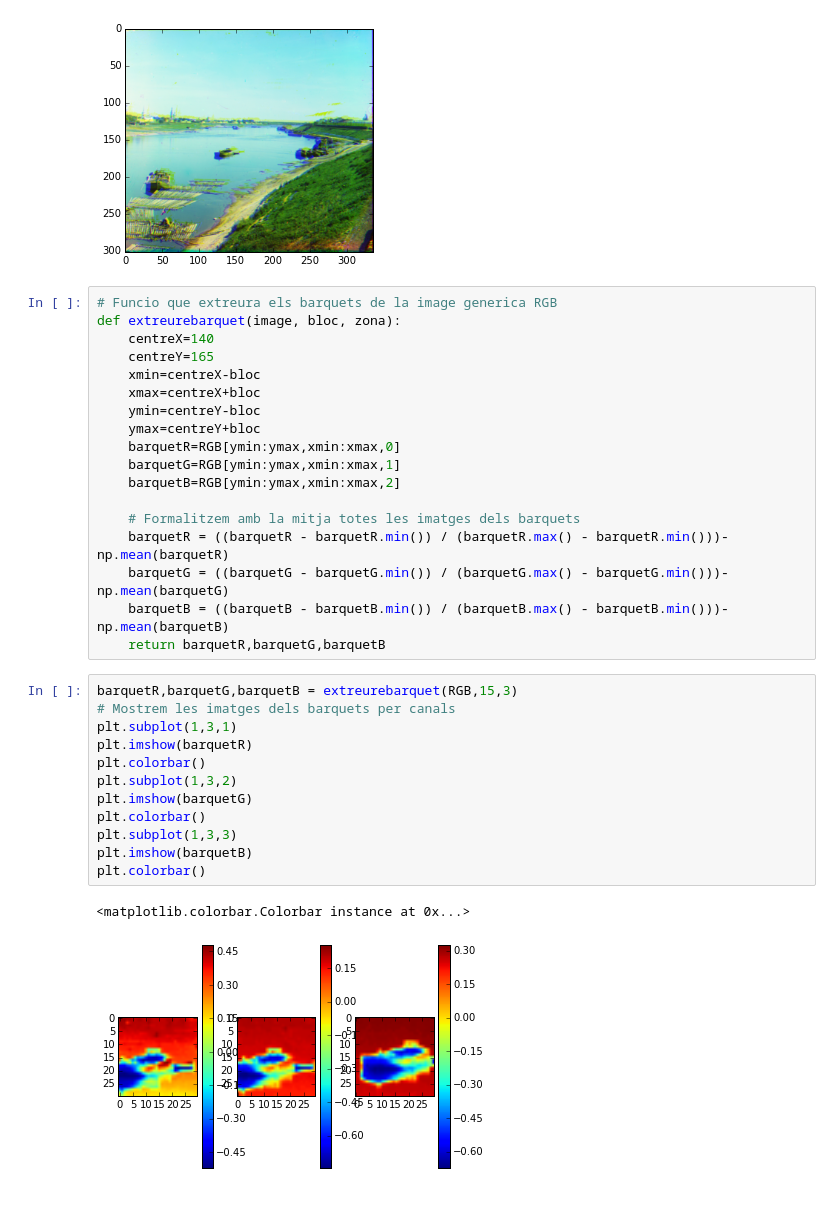
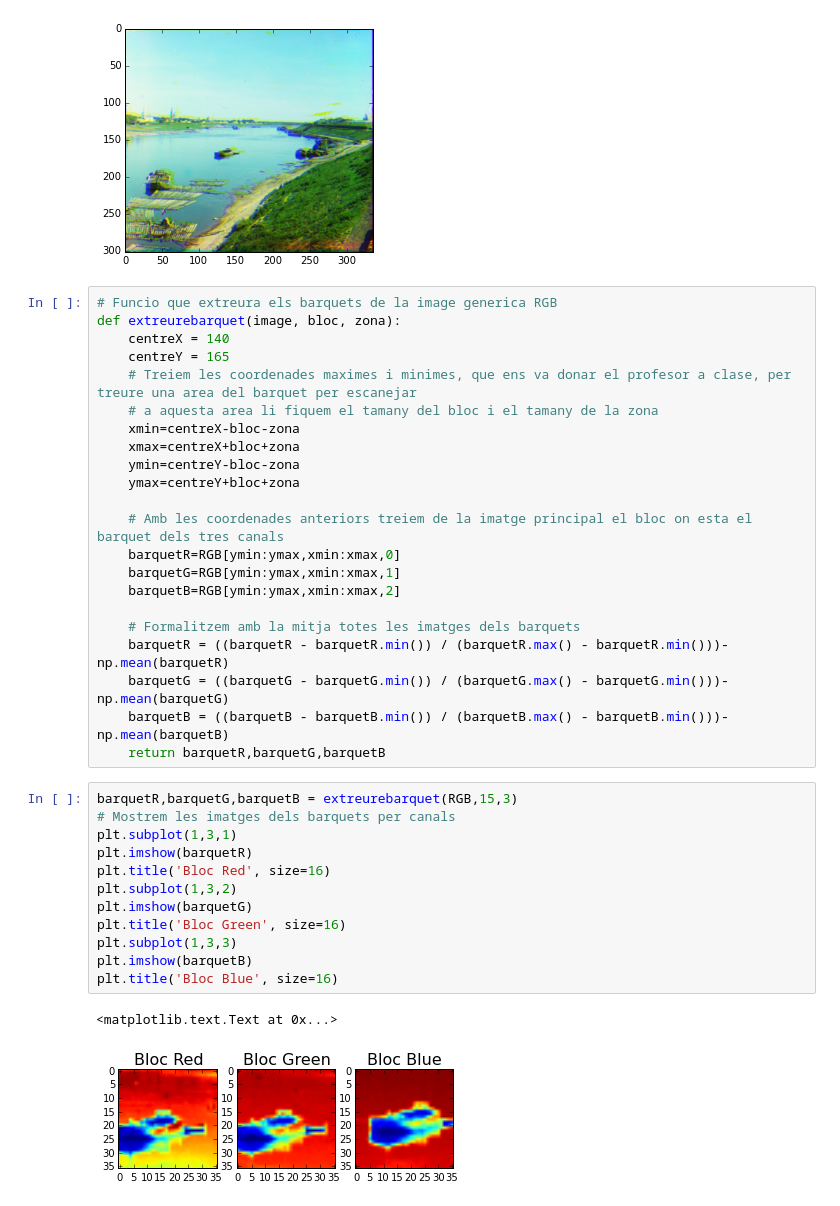
Before and after one commit to cnavas88/Image-Processing, a Jupyter notebook: practica2/Practica2.ipynb, the cells around one changed output. Saved outputs shown, nothing was run; the diff lists cells and outputs as text.

```diff
--- a/practica2/Practica2.ipynb
+++ b/practica2/Practica2.ipynb
@@ -56,12 +56,16 @@ plt.imshow(RGB)
 # %%
 # Funcio que extreura els barquets de la image generica RGB
 def extreurebarquet(image, bloc, zona):
-    centreX=140
-    centreY=165
-    xmin=centreX-bloc
-    xmax=centreX+bloc
-    ymin=centreY-bloc
-    ymax=centreY+bloc
+    centreX = 140
+    centreY = 165
+    # Treiem les coordenades maximes i minimes, que ens va donar el profesor a clase, per treure una area del barquet per escanejar
+    # a aquesta area li fiquem el tamany del bloc i el tamany de la zona
+    xmin=centreX-bloc-zona
+    xmax=centreX+bloc+zona
+    ymin=centreY-bloc-zona
+    ymax=centreY+bloc+zona
+
+    # Amb les coordenades anteriors treiem de la imatge principal el bloc on esta el barquet dels tres canals
     barquetR=RGB[ymin:ymax,xmin:xmax,0]
     barquetG=RGB[ymin:ymax,xmin:xmax,1]
     barquetB=RGB[ymin:ymax,xmin:xmax,2]
@@ -74,16 +78,16 @@ def extreurebarquet(image, bloc, zona):
 # %%
 barquetR,barquetG,barquetB = extreurebarquet(RGB,15,3)
 # Mostrem les imatges dels barquets per canals
 plt.subplot(1,3,1)
 plt.imshow(barquetR)
-plt.colorbar()
+plt.title('Bloc Red', size=16)
 plt.subplot(1,3,2)
 plt.imshow(barquetG)
-plt.colorbar()
+plt.title('Bloc Green', size=16)
 plt.subplot(1,3,3)
 plt.imshow(barquetB)
-plt.colorbar()
+plt.title('Bloc Blue', size=16)
 # %% [output]
-<matplotlib.colorbar.Colorbar instance at 0x...>
+<matplotlib.text.Text at 0x...>
-[figure, old version]
+[figure, new version]
 # %%
```
Also changed, not shown: parts of 8 cells of this notebook.
